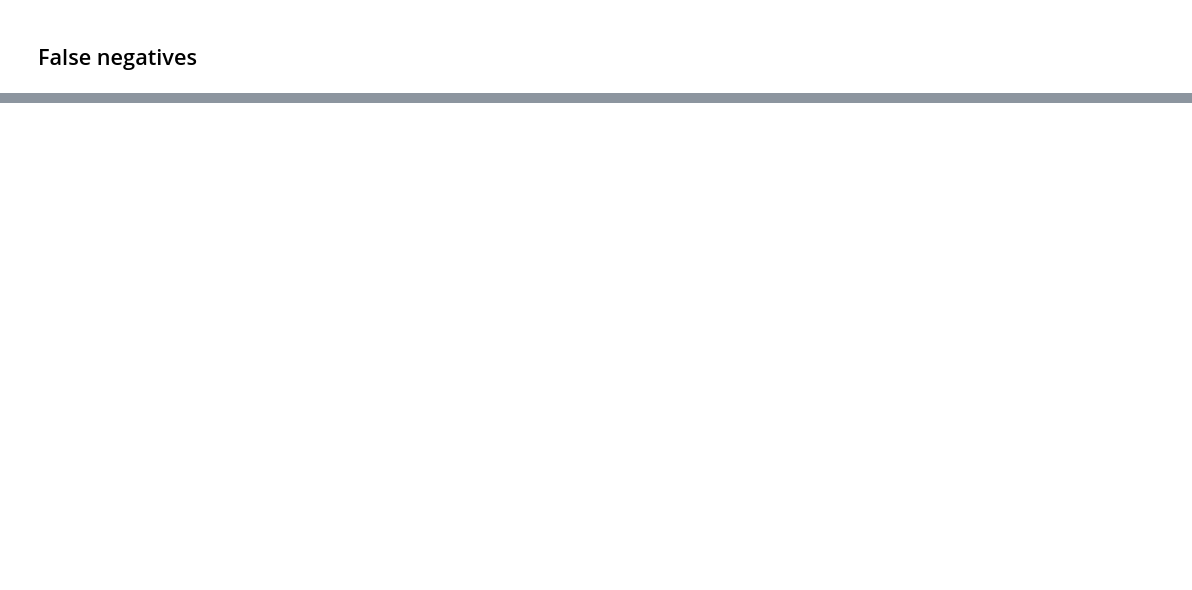
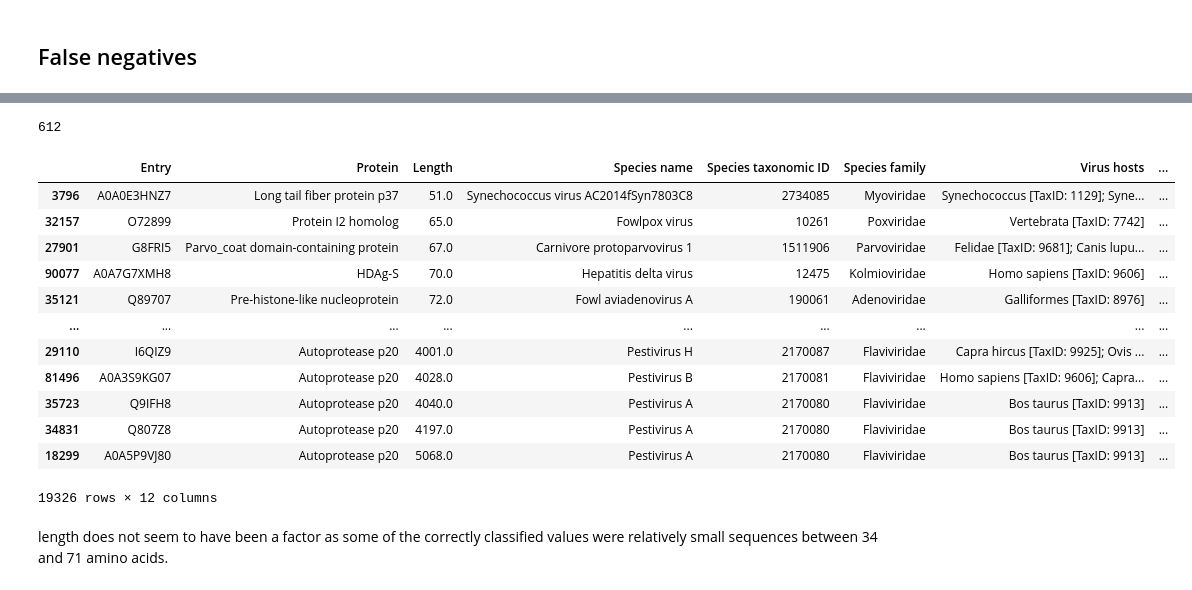
Before and after one commit to Rudolph-afk/Zoon0PredV, a Jupyter notebook: notebooks/Results.ipynb, the cells around one changed output, grey strips where cells are left out. Saved outputs shown, nothing was run; the diff lists cells and outputs as text; code cells hidden in the pictures; blank space fills up the shorter version.

```diff
--- a/notebooks/Results.ipynb
+++ b/notebooks/Results.ipynb
@@ -399,0 +732,22 @@ entries_false_negatives['Species name'].nunique()
+# %%
+len(fns)
+# %% [output]
+612
+# %%
+df[df['Entry'].isin(results["Entry"].tolist())].sort_values("Length")
+# %% [output]
+|  | Entry | Protein | Length | Species name | Species taxonomic ID | Species family | Virus hosts | ... |
+| 3796 | A0A0E3HNZ7 | Long tail fiber protein p37 | 51.0 | Synechococcus virus AC2014fSyn7803C8 | 2734085 | Myoviridae | Synechococcus [TaxID: 1129]; Syne... | ... |
+| 32157 | O72899 | Protein I2 homolog | 65.0 | Fowlpox virus | 10261 | Poxviridae | Vertebrata [TaxID: 7742] | ... |
+| 27901 | G8FRI5 | Parvo_coat domain-containing protein | 67.0 | Carnivore protoparvovirus 1 | 1511906 | Parvoviridae | Felidae [TaxID: 9681]; Canis lupu... | ... |
+| 90077 | A0A7G7XMH8 | HDAg-S | 70.0 | Hepatitis delta virus | 12475 | Kolmioviridae | Homo sapiens [TaxID: 9606] | ... |
+| 35121 | Q89707 | Pre-histone-like nucleoprotein | 72.0 | Fowl aviadenovirus A | 190061 | Adenoviridae | Galliformes [TaxID: 8976] | ... |
+| ... | ... | ... | ... | ... | ... | ... | ... | ... |
+| 29110 | I6QIZ9 | Autoprotease p20 | 4001.0 | Pestivirus H | 2170087 | Flaviviridae | Capra hircus [TaxID: 9925]; Ovis ... | ... |
+| 81496 | A0A3S9KG07 | Autoprotease p20 | 4028.0 | Pestivirus B | 2170081 | Flaviviridae | Homo sapiens [TaxID: 9606]; Capra... | ... |
+| 35723 | Q9IFH8 | Autoprotease p20 | 4040.0 | Pestivirus A | 2170080 | Flaviviridae | Bos taurus [TaxID: 9913] | ... |
+| 34831 | Q807Z8 | Autoprotease p20 | 4197.0 | Pestivirus A | 2170080 | Flaviviridae | Bos taurus [TaxID: 9913] | ... |
+| 18299 | A0A5P9VJ80 | Autoprotease p20 | 5068.0 | Pestivirus A | 2170080 | Flaviviridae | Bos taurus [TaxID: 9913] | ... |
+19326 rows × 12 columns
+# %% [markdown]
+length does not seem to have been a factor as some of the correctly classified values were relatively small sequences between 34 and 71 amino acids.
```
Also changed, not shown: parts of 49 cells of this notebook, 2 other files.
